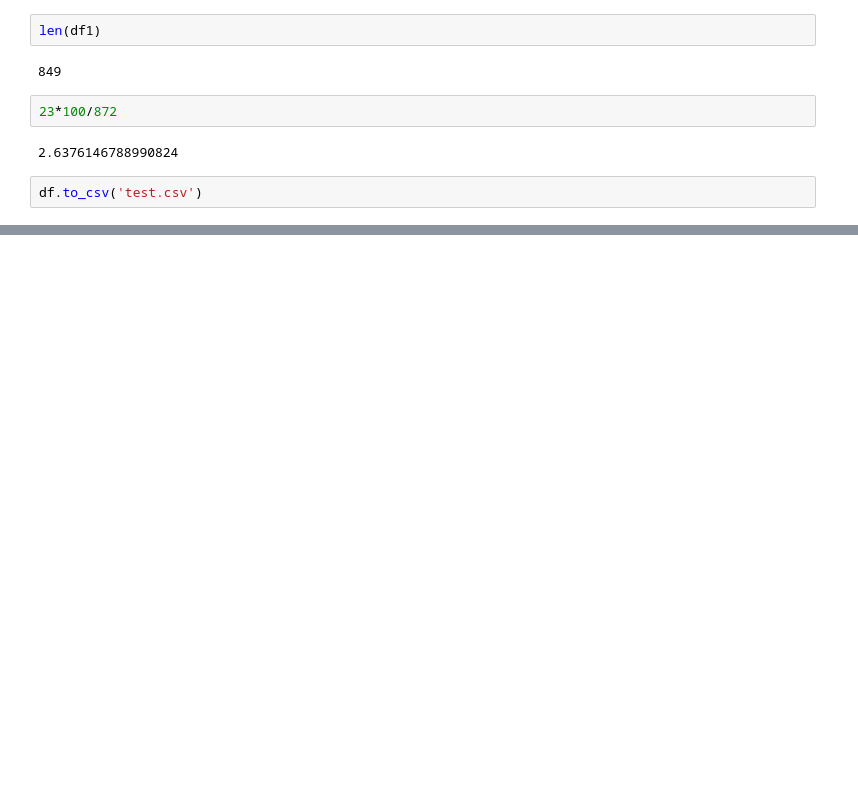
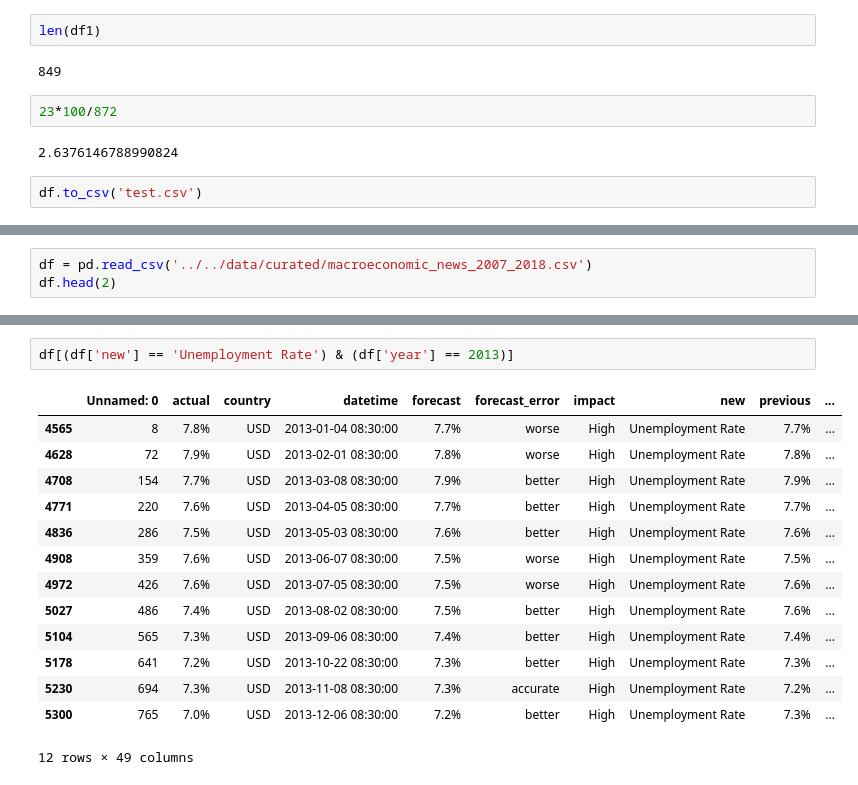
Before and after one commit to msanzsanz/PFM_EconomicNewsImpact, a Jupyter notebook: code/data_curation/data_familiarity.ipynb, the cells around one changed output, grey strips where cells are left out. Cells and saved outputs as stored; diff of their text form; blank space fills up the shorter version.

```diff
--- a/code/data_curation/data_familiarity.ipynb
+++ b/code/data_curation/data_familiarity.ipynb
@@ -583,0 +603,3 @@ df.head(2)
+# %%
+df = pd.read_csv('../../data/curated/macroeconomic_news_2007_2018.csv')
+df.head(2)
@@ -583,0 +611,17 @@ df.head(2)
+# %%
+df[(df['new'] == 'Unemployment Rate') & (df['year'] == 2013)]
+# %% [output]
+|  | Unnamed: 0 | actual | country | datetime | forecast | forecast_error | impact | new | previous | ... |
+| 4565 | 8 | 7.8% | USD | 2013-01-04 08:30:00 | 7.7% | worse | High | Unemployment Rate | 7.7% | ... |
+| 4628 | 72 | 7.9% | USD | 2013-02-01 08:30:00 | 7.8% | worse | High | Unemployment Rate | 7.8% | ... |
+| 4708 | 154 | 7.7% | USD | 2013-03-08 08:30:00 | 7.9% | better | High | Unemployment Rate | 7.9% | ... |
+| 4771 | 220 | 7.6% | USD | 2013-04-05 08:30:00 | 7.7% | better | High | Unemployment Rate | 7.7% | ... |
+| 4836 | 286 | 7.5% | USD | 2013-05-03 08:30:00 | 7.6% | better | High | Unemployment Rate | 7.6% | ... |
+| 4908 | 359 | 7.6% | USD | 2013-06-07 08:30:00 | 7.5% | worse | High | Unemployment Rate | 7.5% | ... |
+| 4972 | 426 | 7.6% | USD | 2013-07-05 08:30:00 | 7.5% | worse | High | Unemployment Rate | 7.6% | ... |
+| 5027 | 486 | 7.4% | USD | 2013-08-02 08:30:00 | 7.5% | better | High | Unemployment Rate | 7.6% | ... |
+| 5104 | 565 | 7.3% | USD | 2013-09-06 08:30:00 | 7.4% | better | High | Unemployment Rate | 7.4% | ... |
+| 5178 | 641 | 7.2% | USD | 2013-10-22 08:30:00 | 7.3% | better | High | Unemployment Rate | 7.3% | ... |
+| 5230 | 694 | 7.3% | USD | 2013-11-08 08:30:00 | 7.3% | accurate | High | Unemployment Rate | 7.2% | ... |
+| 5300 | 765 | 7.0% | USD | 2013-12-06 08:30:00 | 7.2% | better | High | Unemployment Rate | 7.3% | ... |
+12 rows × 49 columns
```
Also changed, not shown: parts of 3 cells of this notebook, 17 other files.
